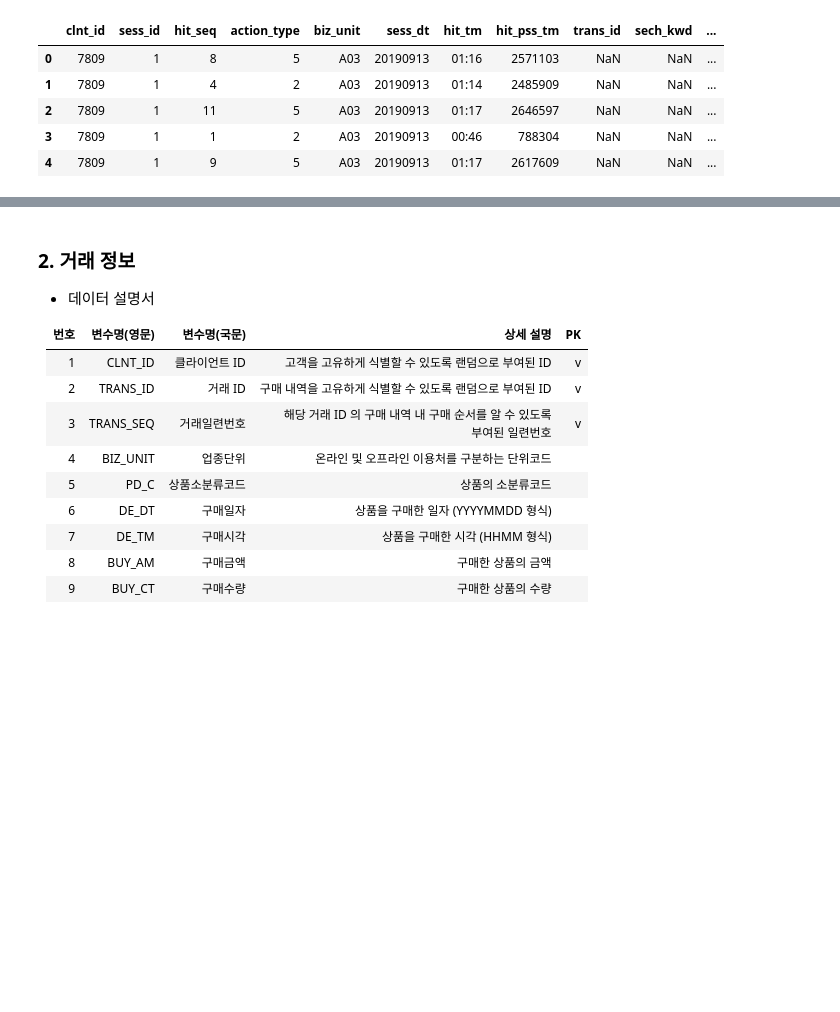
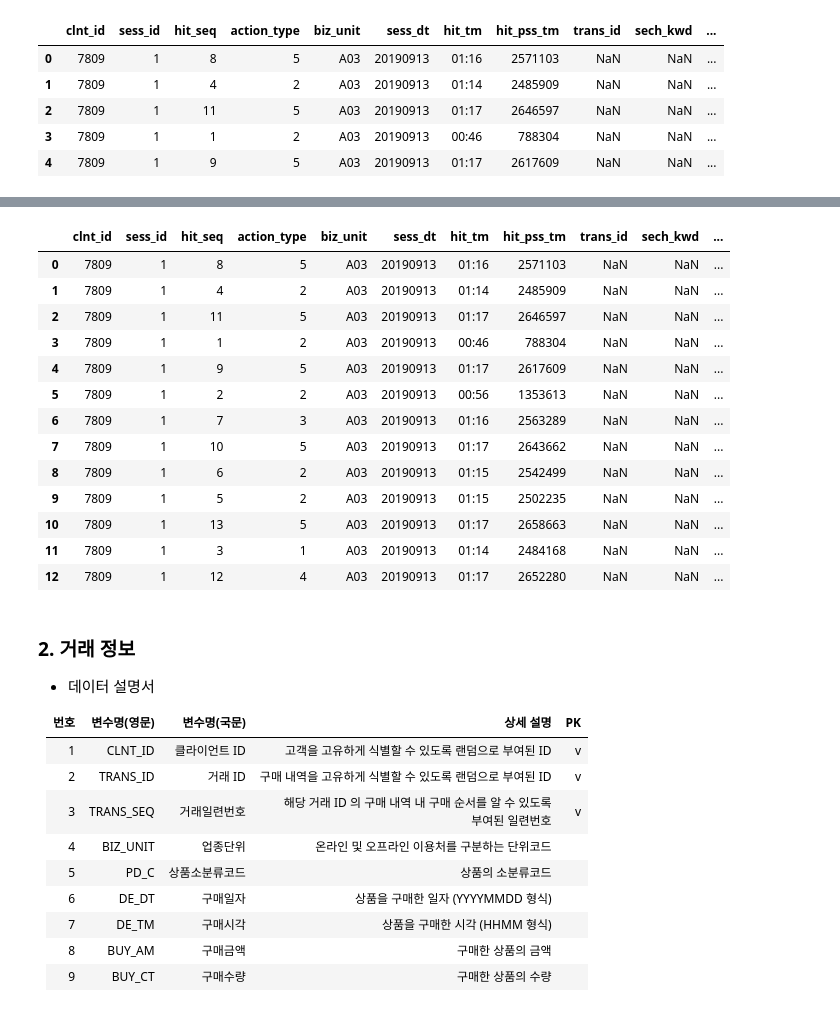
Before and after one commit to Gyeol0/Personalized-Content-Recommendation, a Jupyter notebook: L.Point.ipynb, the cells around one changed output, grey strips where cells are left out. Drawn from its saved outputs; the diff is of its cells as text; code cells hidden in the pictures; blank space fills up the shorter version.

```diff
--- a/L.Point.ipynb
+++ b/L.Point.ipynb
@@ -50,3 +82,20 @@ data1.head()
+# %%
+data1[data1['clnt_id']==7809]
+# %% [output]
+|  | clnt_id | sess_id | hit_seq | action_type | biz_unit | sess_dt | hit_tm | hit_pss_tm | trans_id | sech_kwd | ... |
+| 0 | 7809 | 1 | 8 | 5 | A03 | 20190913 | 01:16 | 2571103 | NaN | NaN | ... |
+| 1 | 7809 | 1 | 4 | 2 | A03 | 20190913 | 01:14 | 2485909 | NaN | NaN | ... |
+| 2 | 7809 | 1 | 11 | 5 | A03 | 20190913 | 01:17 | 2646597 | NaN | NaN | ... |
+| 3 | 7809 | 1 | 1 | 2 | A03 | 20190913 | 00:46 | 788304 | NaN | NaN | ... |
+| 4 | 7809 | 1 | 9 | 5 | A03 | 20190913 | 01:17 | 2617609 | NaN | NaN | ... |
+| 5 | 7809 | 1 | 2 | 2 | A03 | 20190913 | 00:56 | 1353613 | NaN | NaN | ... |
+| 6 | 7809 | 1 | 7 | 3 | A03 | 20190913 | 01:16 | 2563289 | NaN | NaN | ... |
+| 7 | 7809 | 1 | 10 | 5 | A03 | 20190913 | 01:17 | 2643662 | NaN | NaN | ... |
+| 8 | 7809 | 1 | 6 | 2 | A03 | 20190913 | 01:15 | 2542499 | NaN | NaN | ... |
+| 9 | 7809 | 1 | 5 | 2 | A03 | 20190913 | 01:15 | 2502235 | NaN | NaN | ... |
+| 10 | 7809 | 1 | 13 | 5 | A03 | 20190913 | 01:17 | 2658663 | NaN | NaN | ... |
+| 11 | 7809 | 1 | 3 | 1 | A03 | 20190913 | 01:14 | 2484168 | NaN | NaN | ... |
+| 12 | 7809 | 1 | 12 | 4 | A03 | 20190913 | 01:17 | 2652280 | NaN | NaN | ... |
 # %% [markdown]
 ### 2. 거래 정보<br>
 * 데이터 설명서
```
Also changed, not shown: parts of 6 cells of this notebook, 1 other file.
